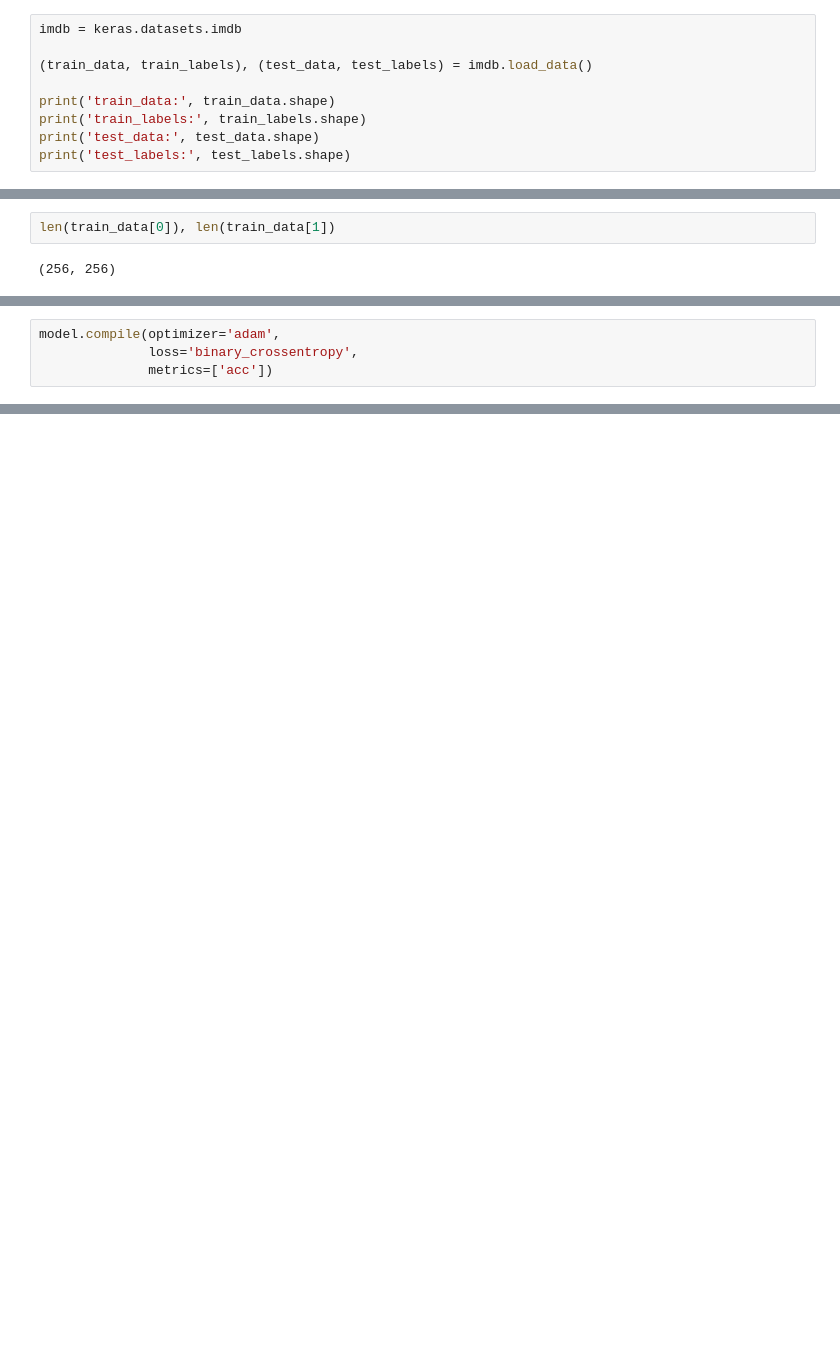
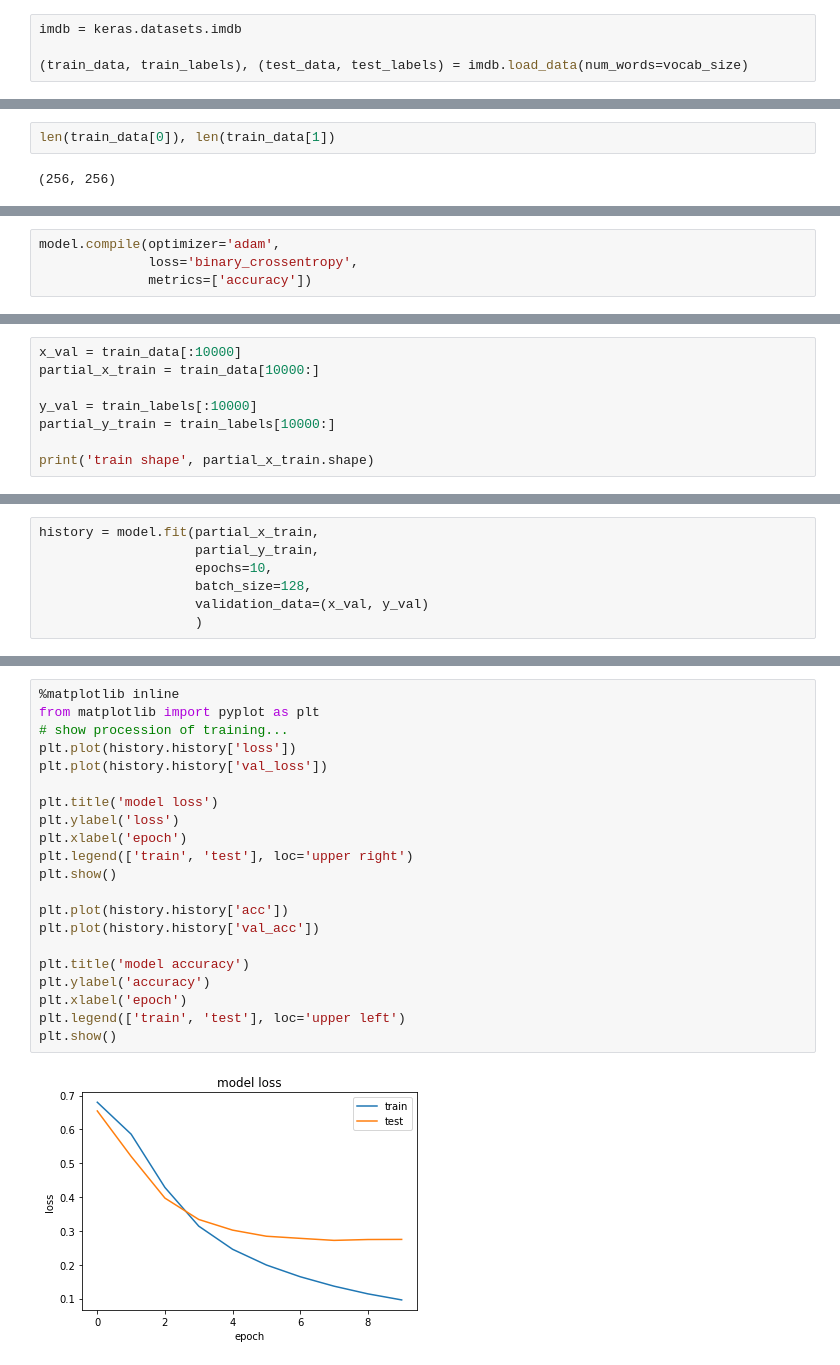
Before and after one commit to sspak9/jup, a Jupyter notebook: keras/imdb.ipynb, the cells around one changed output, grey strips where cells are left out. Cells and saved outputs as stored; diff of their text form; blank space fills up the shorter version.

```diff
--- a/keras/imdb.ipynb
+++ b/keras/imdb.ipynb
@@ -13,9 +61,4 @@ keras version: 2.2.4-tf backend: tensorflow
 # %%
 imdb = keras.datasets.imdb
 
-(train_data, train_labels), (test_data, test_labels) = imdb.load_data()
-
-print('train_data:', train_data.shape)
-print('train_labels:', train_labels.shape)
-print('test_data:', test_data.shape)
-print('test_labels:', test_labels.shape)
+(train_data, train_labels), (test_data, test_labels) = imdb.load_data(num_words=vocab_size)
@@ -102,4 +145,4 @@ _________________________________________________________________
 # %%
 model.compile(optimizer='adam',
               loss='binary_crossentropy',
-              metrics=['acc'])
+              metrics=['accuracy'])
@@ -122,0 +153,8 @@ InvalidArgumentError: indices[441,110] = 38269 is not in [0, 25000)
+# %%
+x_val = train_data[:10000]
+partial_x_train = train_data[10000:]
+
+y_val = train_labels[:10000]
+partial_y_train = train_labels[10000:]
+
+print('train shape', partial_x_train.shape)
@@ -122,0 +163,7 @@ InvalidArgumentError: indices[441,110] = 38269 is not in [0, 25000)
+# %%
+history = model.fit(partial_x_train,
+                    partial_y_train,
+                    epochs=10,
+                    batch_size=128,
+                    validation_data=(x_val, y_val)
+                    )
@@ -122,0 +188,23 @@ InvalidArgumentError: indices[441,110] = 38269 is not in [0, 25000)
+# %%
+%matplotlib inline
+from matplotlib import pyplot as plt
+# show procession of training...
+plt.plot(history.history['loss'])
+plt.plot(history.history['val_loss'])
+
+plt.title('model loss')
+plt.ylabel('loss')
+plt.xlabel('epoch')
+plt.legend(['train', 'test'], loc='upper right')
+plt.show()
+
+plt.plot(history.history['acc'])
+plt.plot(history.history['val_acc'])
+
+plt.title('model accuracy')
+plt.ylabel('accuracy')
+plt.xlabel('epoch')
+plt.legend(['train', 'test'], loc='upper left')
+plt.show()
+# %% [output]
+[figure, added]
```
Also changed, not shown: parts of 43 cells of this notebook.
